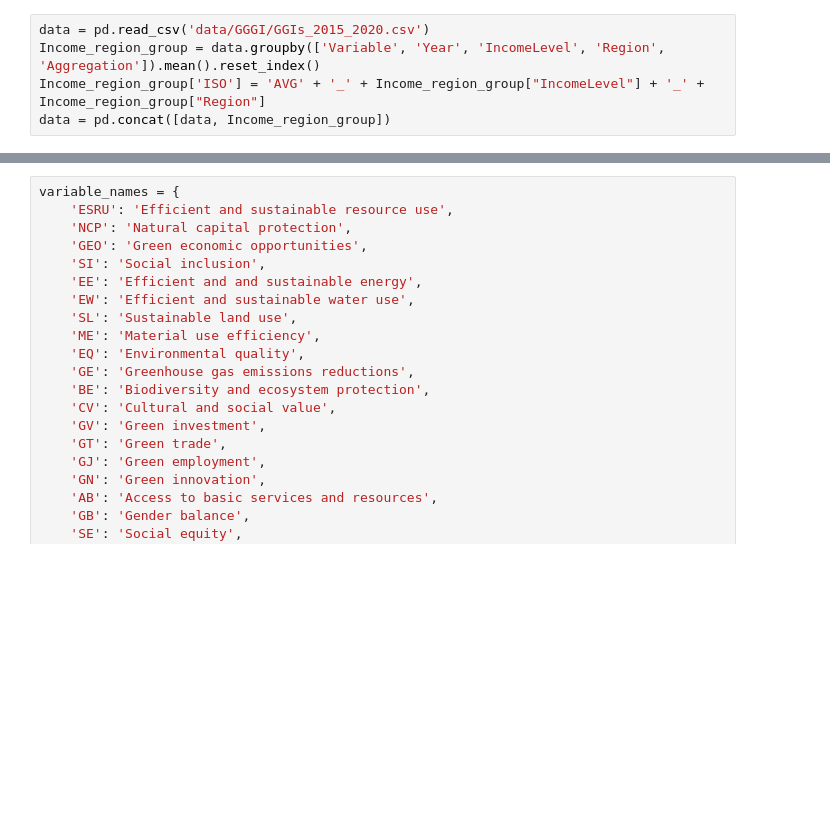
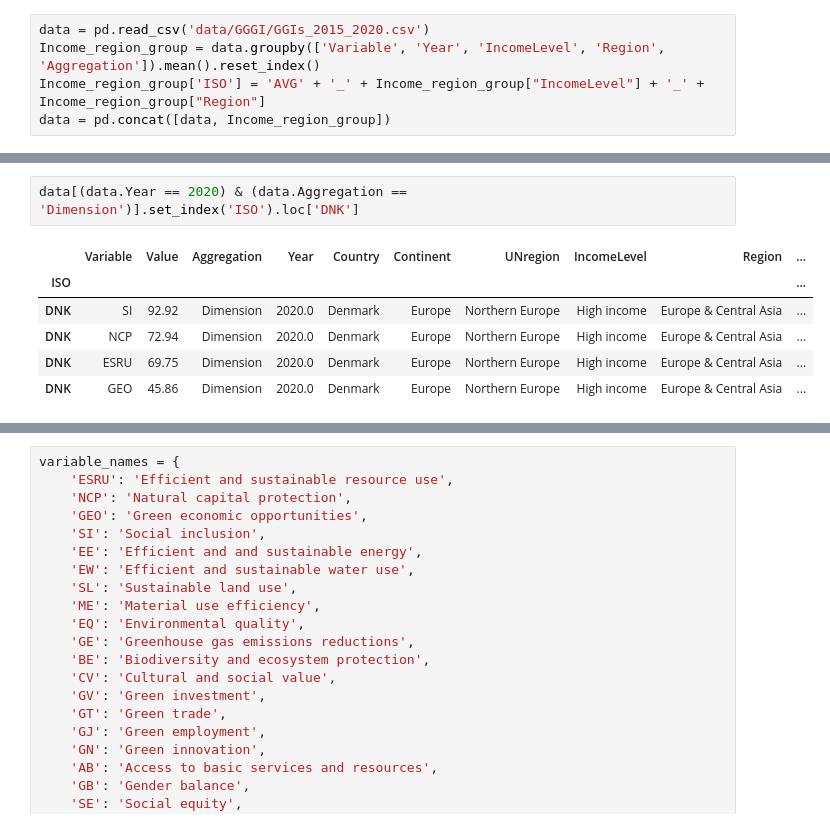
Before and after one commit to simonzabrocki/SimulationDashboard, a Jupyter notebook: drafts.ipynb, the cells around one changed output, grey strips where cells are left out. Drawn from its saved outputs; the diff is of its cells as text; blank space fills up the shorter version.

```diff
--- a/drafts.ipynb
+++ b/drafts.ipynb
@@ -9,0 +33,9 @@ data = pd.concat([data, Income_region_group])
+# %%
+data[(data.Year == 2020) & (data.Aggregation == 'Dimension')].set_index('ISO').loc['DNK']
+# %% [output]
+|  | Variable | Value | Aggregation | Year | Country | Continent | UNregion | IncomeLevel | Region | ... |
+| ISO |  |  |  |  |  |  |  |  |  | ... |
+| DNK | SI | 92.92 | Dimension | 2020.0 | Denmark | Europe | Northern Europe | High income | Europe & Central Asia | ... |
+| DNK | NCP | 72.94 | Dimension | 2020.0 | Denmark | Europe | Northern Europe | High income | Europe & Central Asia | ... |
+| DNK | ESRU | 69.75 | Dimension | 2020.0 | Denmark | Europe | Northern Europe | High income | Europe & Central Asia | ... |
+| DNK | GEO | 45.86 | Dimension | 2020.0 | Denmark | Europe | Northern Europe | High income | Europe & Central Asia | ... |
```
Also changed, not shown: parts of 6 cells of this notebook, 5 other files.
